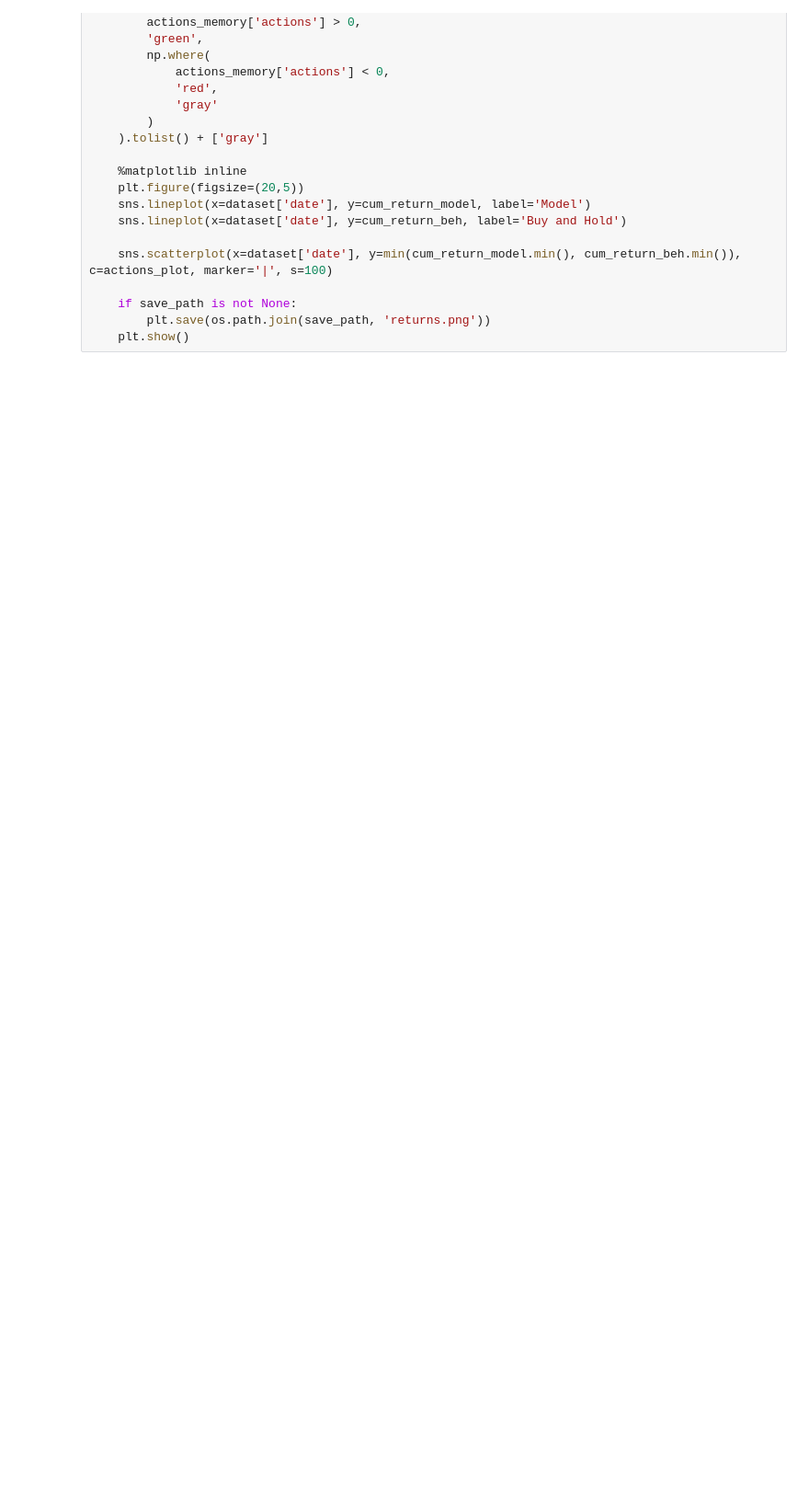
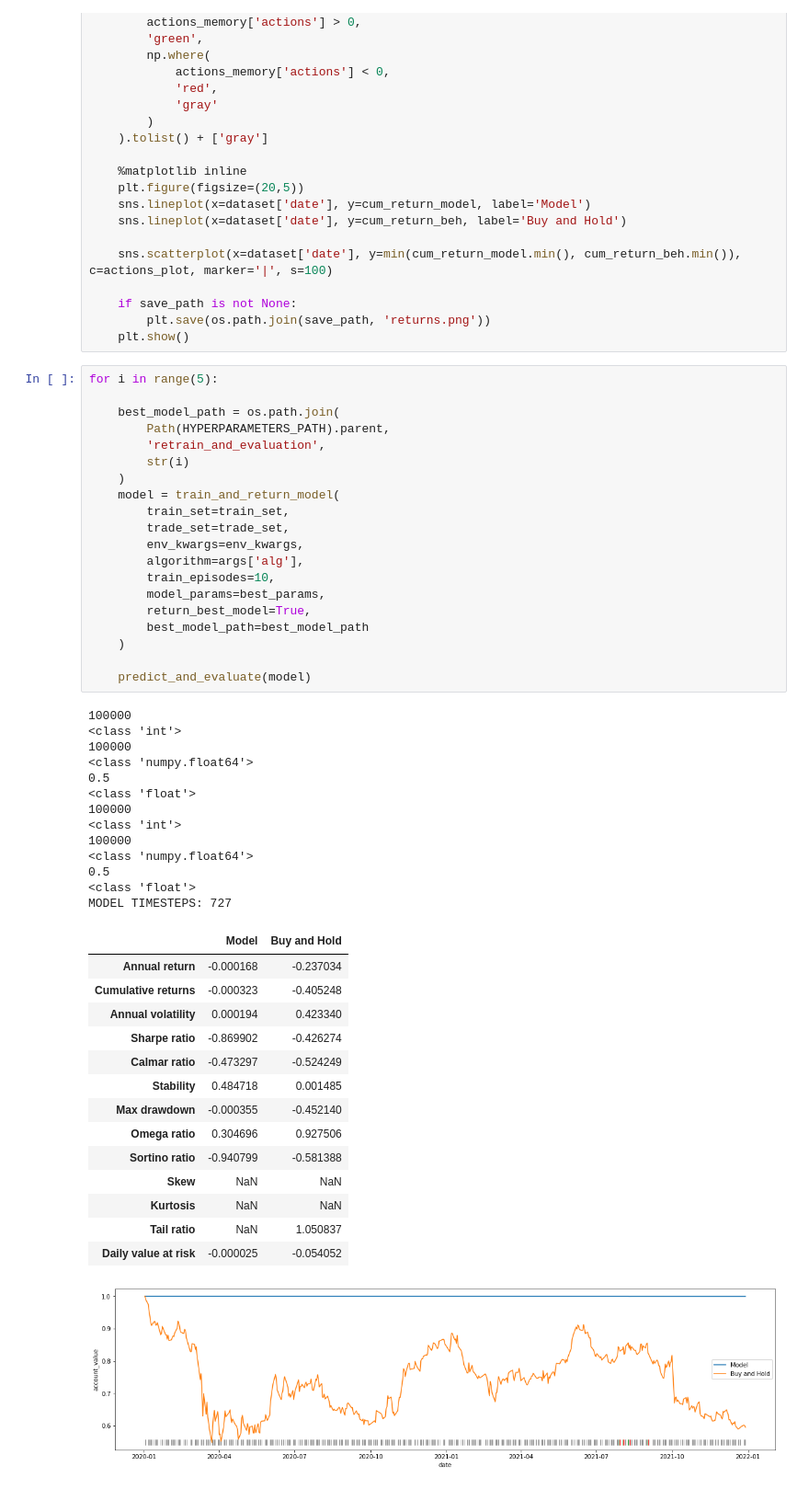
Before and after one commit to EdyAlenquer/drl-stock-market, a Jupyter notebook: notebooks/testing_tuning_trials.ipynb, the cells around one changed output. Shown: that part at 92% size. Cells and saved outputs as stored; diff of their text form; blank space fills up the shorter version.

```diff
--- a/notebooks/testing_tuning_trials.ipynb
+++ b/notebooks/testing_tuning_trials.ipynb
@@ -350,3 +374,52 @@ def predict_and_evaluate(model, save_path=None):
     if save_path is not None:
         plt.save(os.path.join(save_path, 'returns.png'))
     plt.show()
+# %%
+for i in range(5):
+
+    best_model_path = os.path.join(
+        Path(HYPERPARAMETERS_PATH).parent,
+        'retrain_and_evaluation',
+        str(i)
+    )
+    model = train_and_return_model(
+        train_set=train_set,
+        trade_set=trade_set,
+        env_kwargs=env_kwargs,
+        algorithm=args['alg'],
+        train_episodes=10,
+        model_params=best_params,
+        return_best_model=True,
+        best_model_path=best_model_path
+    )
+
+    predict_and_evaluate(model)
+# %% [output]
+100000
+<class 'int'>
+100000
+<class 'numpy.float64'>
+0.5
+<class 'float'>
+100000
+<class 'int'>
+100000
+<class 'numpy.float64'>
+0.5
+<class 'float'>
+MODEL TIMESTEPS: 727
+|  | Model | Buy and Hold |
+| Annual return | -0.000168 | -0.237034 |
+| Cumulative returns | -0.000323 | -0.405248 |
+| Annual volatility | 0.000194 | 0.423340 |
+| Sharpe ratio | -0.869902 | -0.426274 |
+| Calmar ratio | -0.473297 | -0.524249 |
+| Stability | 0.484718 | 0.001485 |
+| Max drawdown | -0.000355 | -0.452140 |
+| Omega ratio | 0.304696 | 0.927506 |
+| Sortino ratio | -0.940799 | -0.581388 |
+| Skew | NaN | NaN |
+| Kurtosis | NaN | NaN |
+| Tail ratio | NaN | 1.050837 |
+| Daily value at risk | -0.000025 | -0.054052 |
+[figure, added]
```
Also changed, not shown: parts of 13 cells of this notebook, 13 other files.
